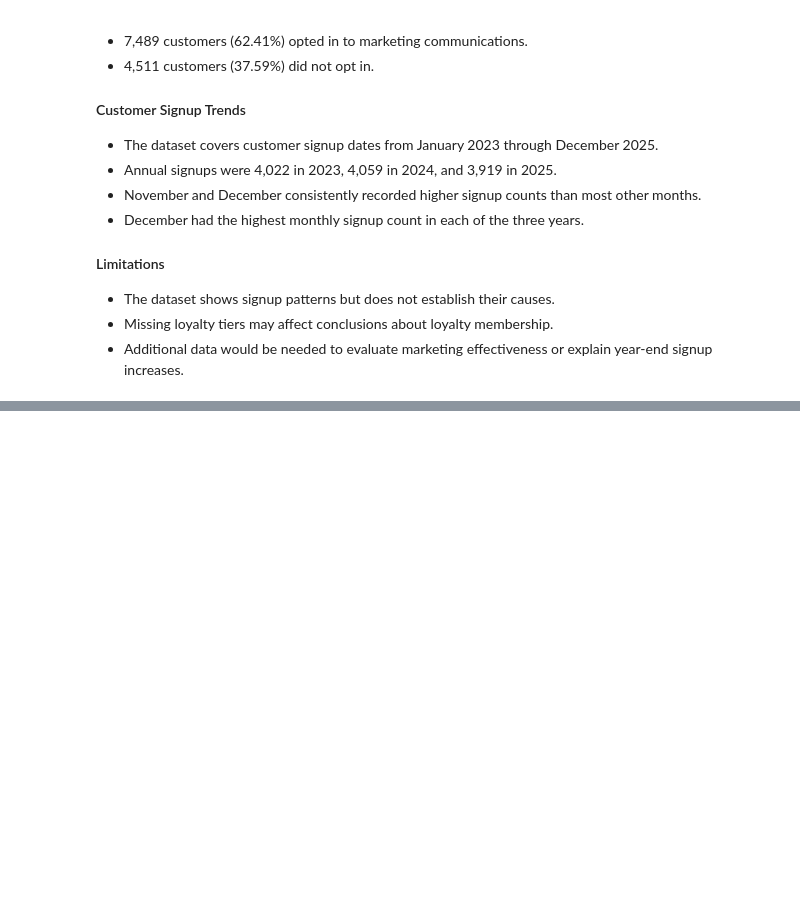
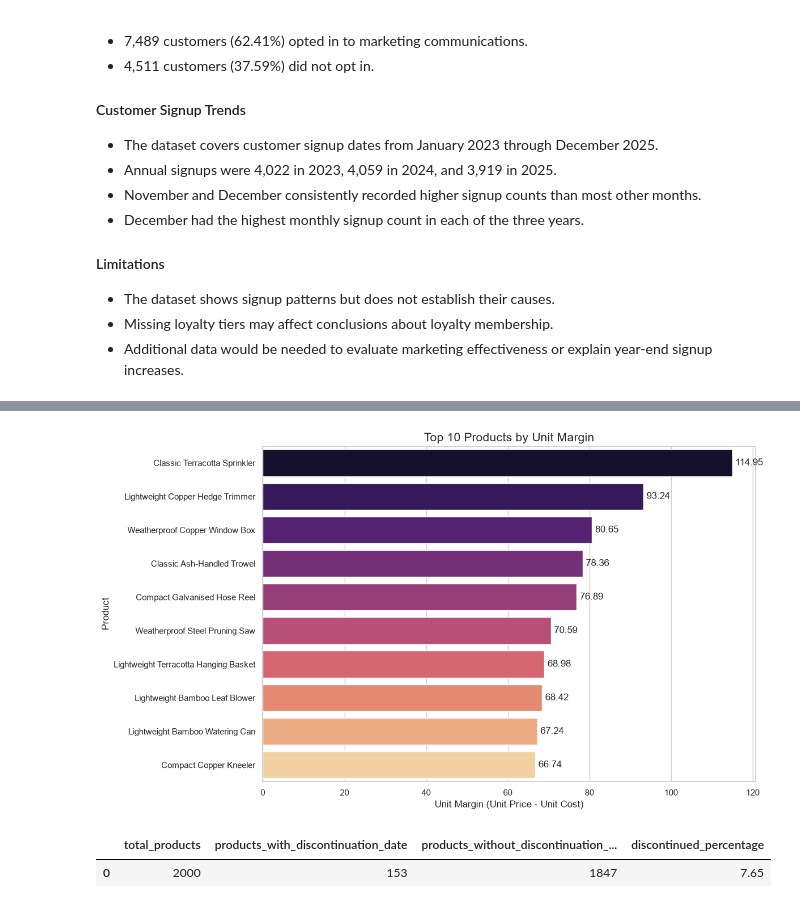
Before and after one commit to kartikeysharma2645/Data-Science-Tool-Mastery, a Jupyter notebook: notebooks/ecommerce_customer_product_analysis.ipynb, the cells around one changed output, grey strips where cells are left out. Cells and saved outputs as stored; diff of their text form; code cells hidden in the pictures; blank space fills up the shorter version.

```diff
--- a/notebooks/ecommerce_customer_product_analysis.ipynb
+++ b/notebooks/ecommerce_customer_product_analysis.ipynb
@@ -572,0 +733,19 @@ monthly_signup_comparison
+# %%
+# Calculate price, cost, and margin for every product
+product_margins = con.execute("""
+    SELECT
+        product_id,
+        product_name,
+        category_id,
+        unit_price,
+        unit_cost,
+        ROUND(unit_price - unit_cost, 2) AS unit_margin,
+        ROUND(
+            (unit_price - unit_cost) / NULLIF(unit_price, 0) * 100,
+            2
+        ) AS margin_percentage
+    FROM products
+    ORDER BY unit_margin DESC
+""").df()
+
+product_margins.head(10)
@@ -572,0 +890,45 @@ monthly_signup_comparison
+# %%
+# Visualize products with the highest unit margins
+top_margin_products = product_margins.head(10).copy()
+
+plt.figure(figsize=(12, 7))
+
+ax = sns.barplot(
+    data=top_margin_products,
+    x="unit_margin",
+    y="product_name",
+    hue="product_name",
+    palette="magma",
+    legend=False
+)
+
+ax.set_title("Top 10 Products by Unit Margin", fontsize=15)
+ax.set_xlabel("Unit Margin (Unit Price - Unit Cost)")
+ax.set_ylabel("Product")
+
+for container in ax.containers:
+    ax.bar_label(container, fmt="%.2f", padding=4)
+
+plt.tight_layout()
+plt.show()
+# %% [output]
+[figure, added]
+# %%
+# Summarize discontinued and non-discontinued products
+discontinuation_summary = con.execute("""
+    SELECT
+        COUNT(*) AS total_products,
+        COUNT(discontinued_at) AS products_with_discontinuation_date,
+        COUNT(*) - COUNT(discontinued_at)
+            AS products_without_discontinuation_date,
+        ROUND(
+            COUNT(discontinued_at) * 100.0 / COUNT(*),
+            2
+        ) AS discontinued_percentage
+    FROM products
+""").df()
+
+discontinuation_summary
+# %% [output]
+|  | total_products | products_with_discontinuation_date | products_without_discontinuation_... | discontinued_percentage |
+| 0 | 2000 | 153 | 1847 | 7.65 |
```
Also changed, not shown: parts of 19 cells of this notebook.
